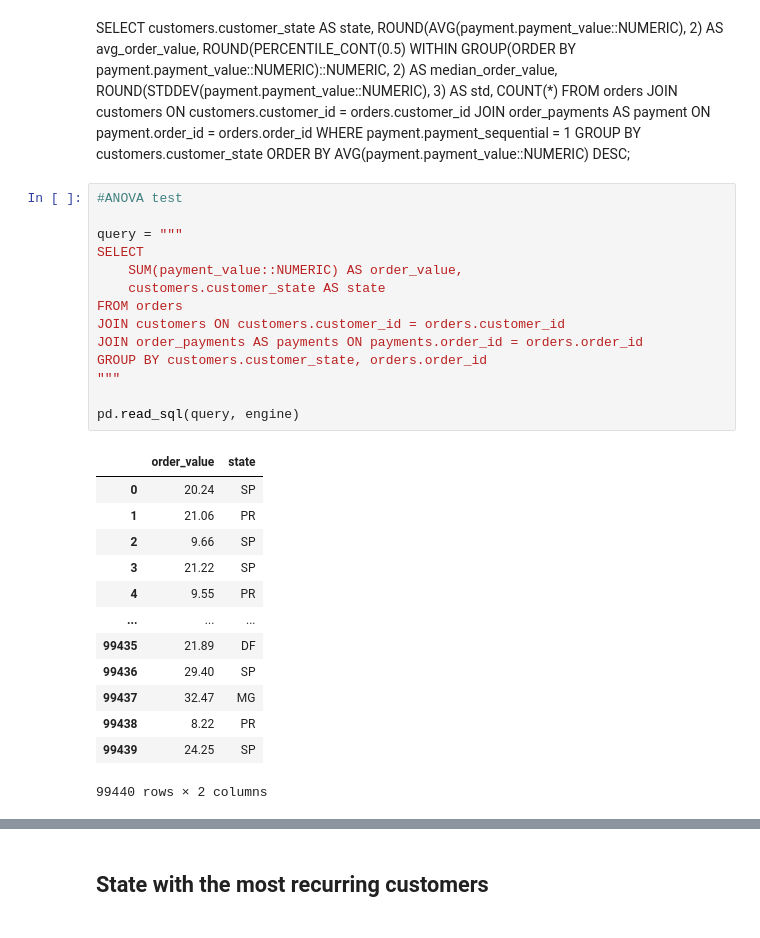
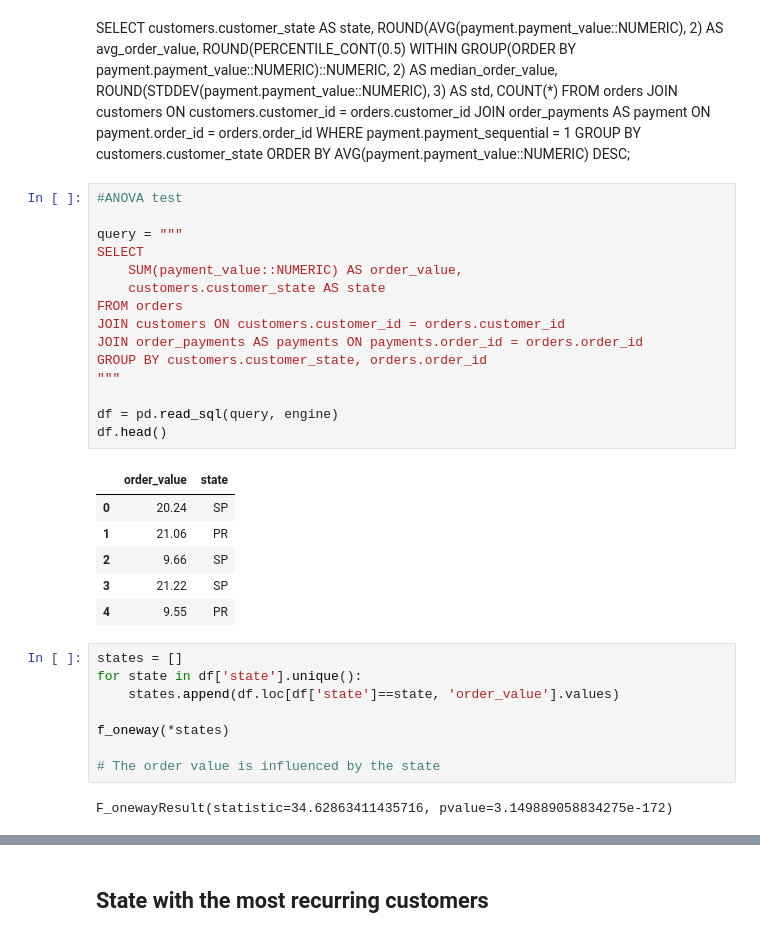
Before and after one commit to S3tuit/jup_lab, a Jupyter notebook: olist_analysis.ipynb, the cells around one changed output, grey strips where cells are left out. Cells and saved outputs as stored; diff of their text form.

```diff
--- a/olist_analysis.ipynb
+++ b/olist_analysis.ipynb
@@ -46,28 +46,32 @@ ORDER BY AVG(payment.payment_value::NUMERIC) DESC;
 # %%
 #ANOVA test
 
 query = """
 SELECT
     SUM(payment_value::NUMERIC) AS order_value,
     customers.customer_state AS state
 FROM orders
 JOIN customers ON customers.customer_id = orders.customer_id
 JOIN order_payments AS payments ON payments.order_id = orders.order_id
 GROUP BY customers.customer_state, orders.order_id
 """
 
-pd.read_sql(query, engine)
+df = pd.read_sql(query, engine)
+df.head()
 # %% [output]
 |  | order_value | state |
 | 0 | 20.24 | SP |
 | 1 | 21.06 | PR |
 | 2 | 9.66 | SP |
 | 3 | 21.22 | SP |
 | 4 | 9.55 | PR |
-| ... | ... | ... |
-| 99435 | 21.89 | DF |
-| 99436 | 29.40 | SP |
-| 99437 | 32.47 | MG |
-| 99438 | 8.22 | PR |
-| 99439 | 24.25 | SP |
-99440 rows × 2 columns
+# %%
+states = []
+for state in df['state'].unique():
+    states.append(df.loc[df['state']==state, 'order_value'].values)
+
+f_oneway(*states)
+
+# The order value is influenced by the state
+# %% [output]
+F_onewayResult(statistic=34.62863411435716, pvalue=3.149889058834275e-172)
```
Also changed, not shown: parts of 63 cells of this notebook.
